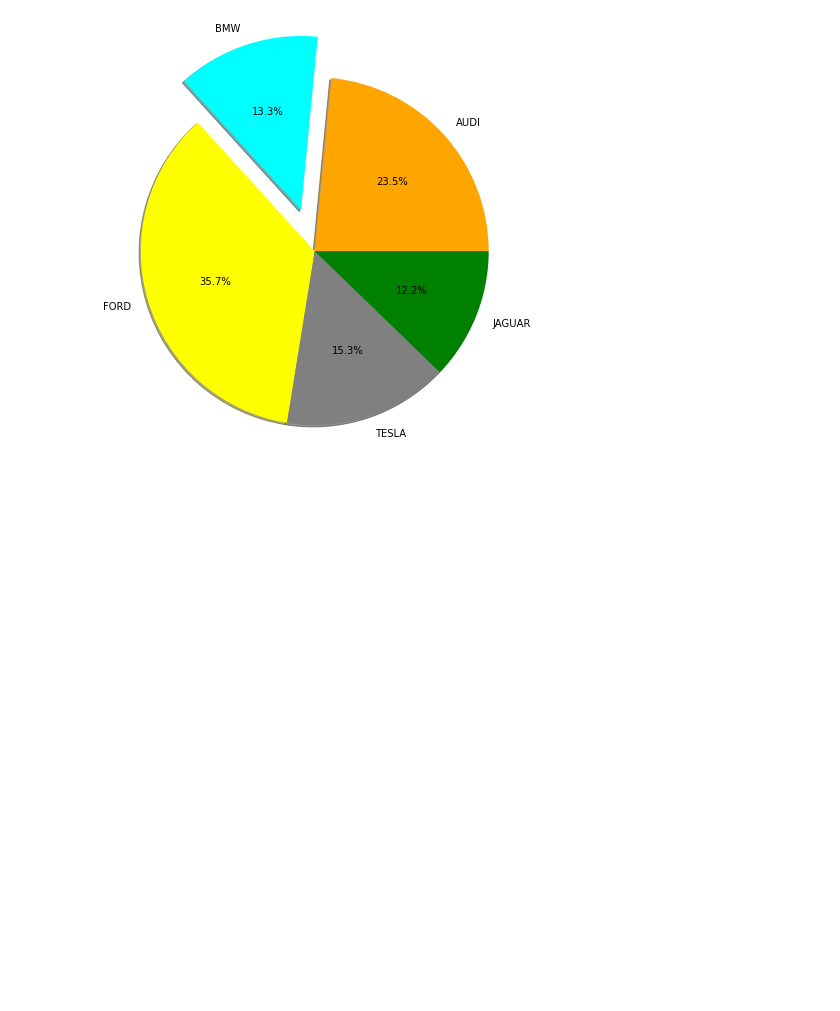
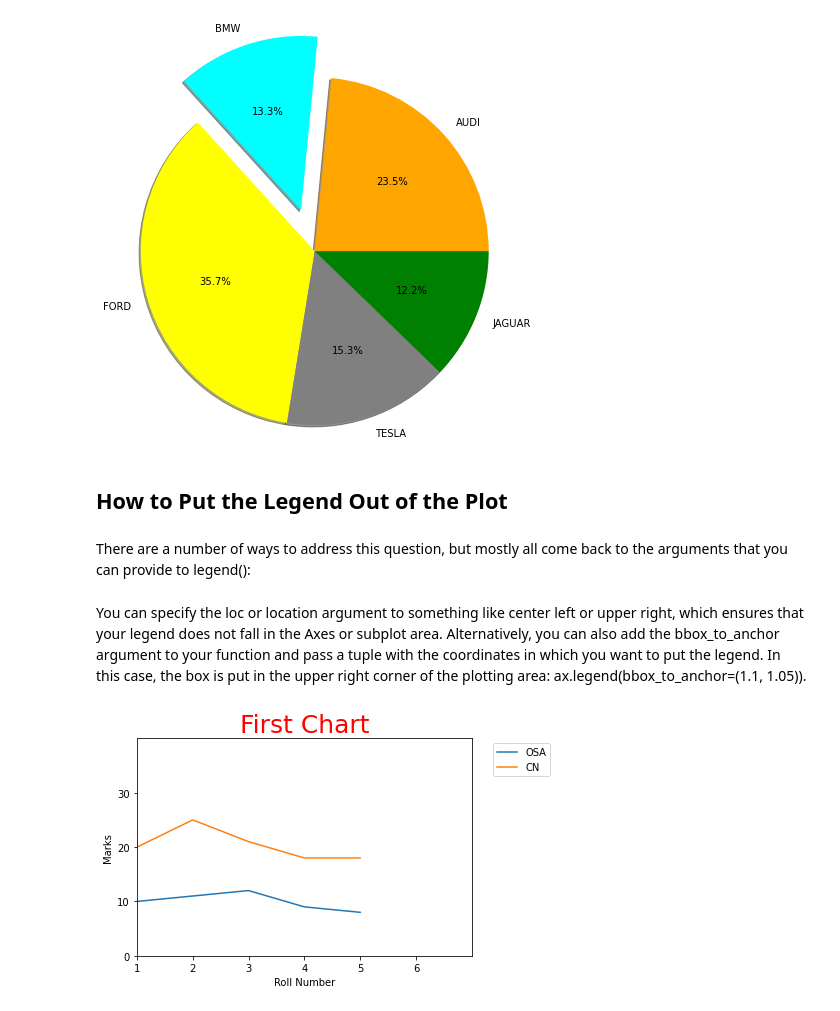
Before and after one commit to nihalnadaf/PYDATABASE, a Jupyter notebook: Data_Visulization_with_python.ipynb, the cells around one changed output. Drawn from its saved outputs; the diff is of its cells as text; code cells hidden in the pictures; blank space fills up the shorter version.

```diff
--- a/Data_Visulization_with_python.ipynb
+++ b/Data_Visulization_with_python.ipynb
@@ -665,3 +690,31 @@ plt.pie(data, labels=cars, explode=explode,
 plt.show()
 # %% [output]
 [figure]
+# %% [markdown]
+## How to Put the Legend Out of the Plot
+# %% [markdown]
+There are a number of ways to address this question, but mostly all come back to the arguments that you can provide to legend():
+# %% [markdown]
+You can specify the loc or location argument to something like center left or upper right, which ensures that your legend does not fall in the Axes or subplot area. Alternatively, you can also add the bbox_to_anchor argument to your function and pass a tuple with the coordinates in which you want to put the legend. In this case, the box is put in the upper right corner of the plotting area: ax.legend(bbox_to_anchor=(1.1, 1.05)).
+# %%
+import pandas as pd
+import numpy as np
+import matplotlib.pyplot as plt
+
+df = pd.DataFrame([[10,20],[11,25,],[12,21],[9,18],[8,18]],index=[1,2,3,4,5],columns=['OSA','CN'])
+r = df.index
+osa = df['OSA']
+cn = df['CN']
+plt.title('First Chart', color='r', fontsize=25)
+plt.xlabel('Roll Number')
+plt.ylabel('Marks')
+plt.ylim([0,40])
+plt.xlim([1,7])
+plt.xticks(np.arange(1, 7, 1))
+plt.yticks(np.arange(0, 40, 10))
+plt.plot(r,osa)
+plt.plot(r,cn)
+plt.legend(['OSA','CN'],bbox_to_anchor=(1.05, 1.0),loc='upper left')
+plt.show()
+# %% [output]
+[figure, added]
```
Also changed, not shown: parts of 41 cells of this notebook.
